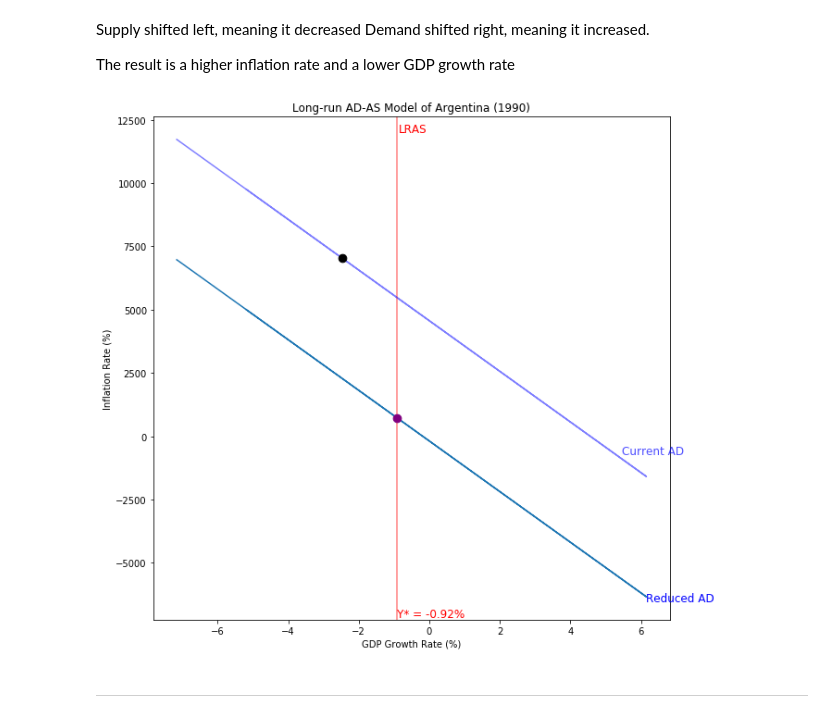
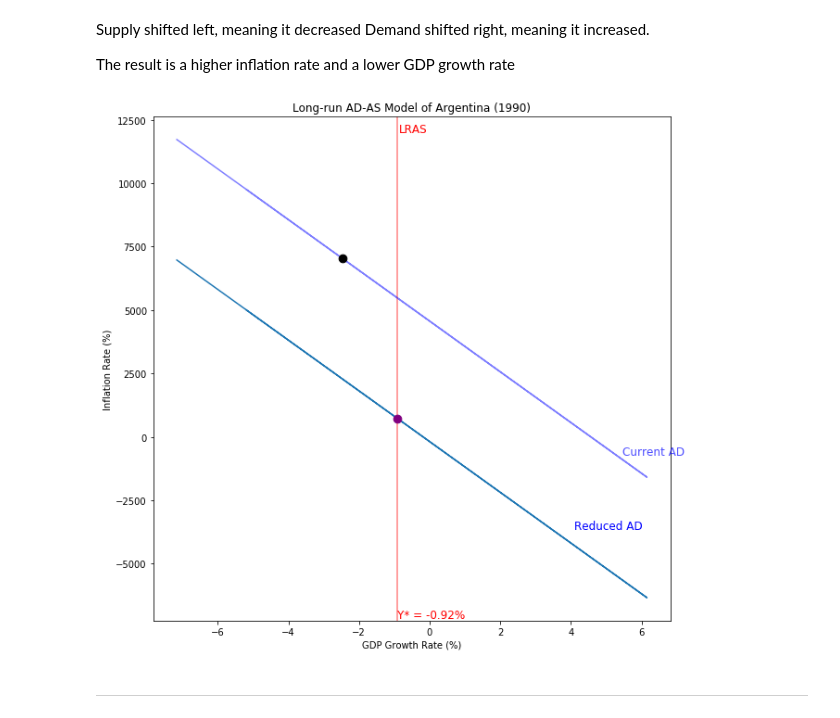
Before and after one commit to BA-BEL/macro-country-analysis, a Jupyter notebook: report-analysis/main.ipynb, the cells around one changed output. Saved outputs shown, nothing was run; the diff lists cells and outputs as text; code cells hidden in the pictures.

```diff
--- a/report-analysis/main.ipynb
+++ b/report-analysis/main.ipynb
@@ -869,35 +869,35 @@ ax.scatter(A_x, A_y, color = "purple", s = 75, zorder = 100)
 # new_AD curve
 ax.plot(new_AD_x, new_AD_y, color = "b",alpha = 0.5)
 
 # Plot point of year = 1990 (refer to as point B)
 x1990 = float(argentina.loc[argentina.year == 1990]["GDP growth (annual %)"])
 y1990 = float(argentina.loc[argentina.year == 1990]["inflation_rate"])
 ax.scatter(x = x1990, y = y1990, color = "black", s = 75, zorder = 101)
 
 # Put x tick label to highlight point A's GDP growth rate and simulate Y* (potential output)
 y_min, y_max = plt.ylim()
 x_min, x_max = plt.xlim()
 plt.text(x = A_x, y = y_min, s = f"Y* = {round(A_x, 2)}%", color = "red", va = "bottom", fontsize = 12)
 
 #   Labels for curves
 
 # AD label
-plt.text(x = (0.9 * x_max), y = (0.9 * y_min), s = "Reduced AD", color = "blue", fontsize = 12)
+plt.text(x = (0.6 * x_max), y = (0.5 * y_min), s = "Reduced AD", color = "blue", fontsize = 12)
 
 # new_AD label
 plt.text(x = (0.8 * x_max), y = (0.1 * y_min), s = "Current AD", color = "blue", fontsize = 12, alpha = 0.7)
 
 # LRAS label
 plt.text(x = (A_x + 0.05), y = (0.95 * y_max), s = "LRAS", color = "red", fontsize = 12)
 
 plt.xlabel(y1)
 plt.ylabel(y2)
 
 plt.title("Long-run AD-AS Model of Argentina (1990)")
 plt.show()
 fig.savefig(fname = "plots/macro_AD-AS_longrun.png")
 # %% [output]
-[figure, old version]
+[figure, new version]
 # %% [markdown]
 ----
 # %% [markdown]
```
